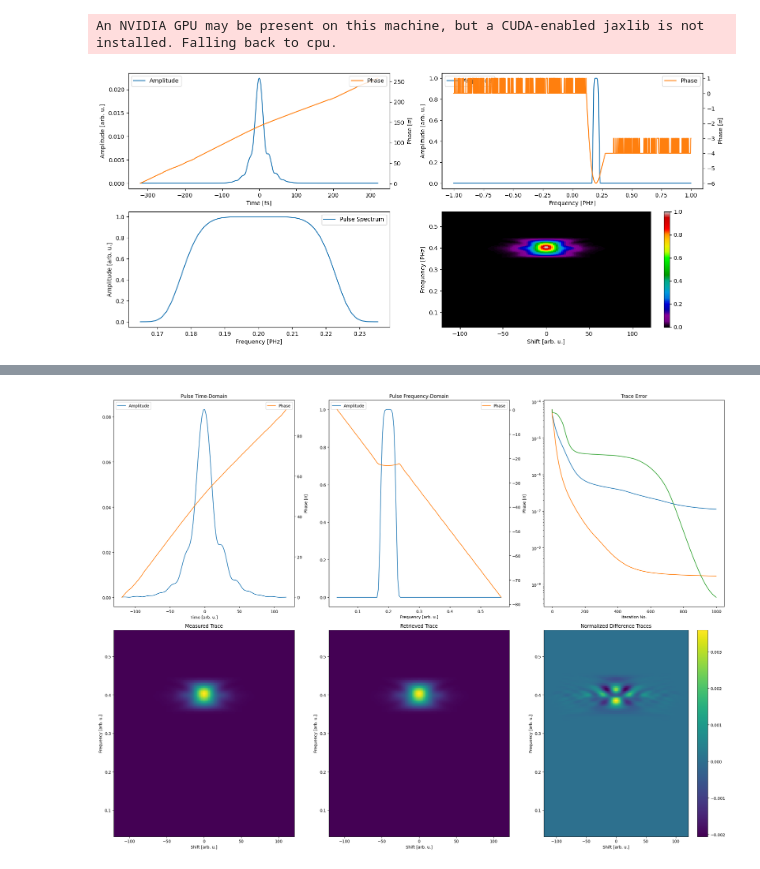
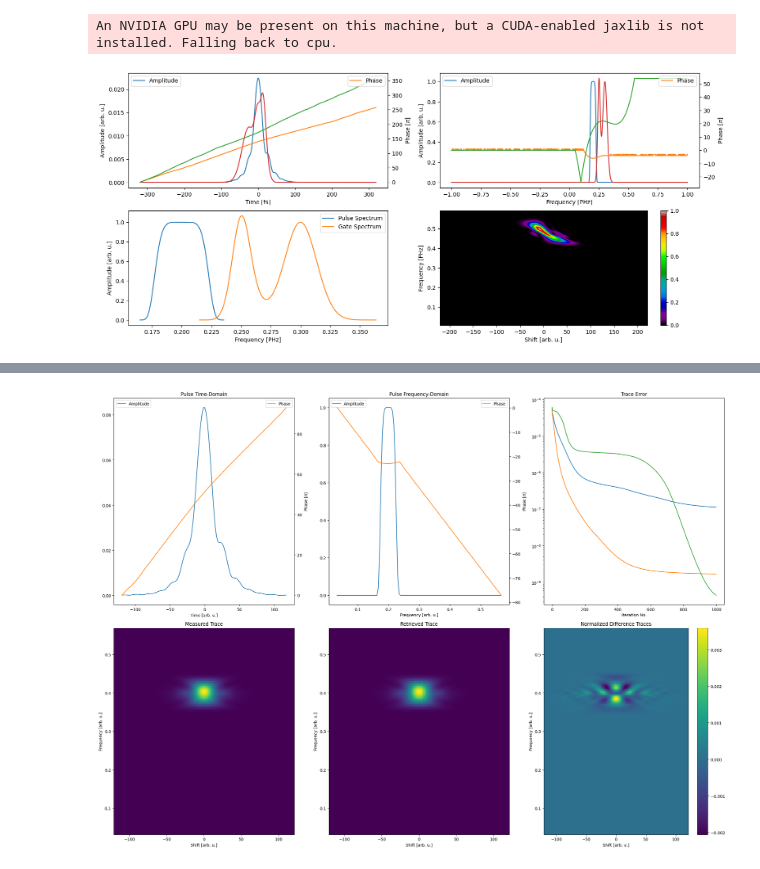
Before and after one commit to matillda123/Pulse-Retrieval-with-JAX, a Jupyter notebook: _usage_example.ipynb, the cells around one changed output, grey strips where cells are left out. Cells and saved outputs as stored; diff of their text form; code cells hidden in the pictures.

```diff
--- a/_usage_example.ipynb
+++ b/_usage_example.ipynb
@@ -1,28 +1,28 @@
 # %%
 from pulsedjax.simulate_trace import MakeTrace
 from pulsedjax.simulate_trace import GaussianAmplitude, PolynomialPhase
 import jax.numpy as jnp
 import matplotlib.pyplot as plt
 import refractiveindex
 
 amp0 = GaussianAmplitude((1,0), (0.2,0.35), (0.05,0.025), (3,1))
 phase0 = PolynomialPhase(None, (0,0,50,-50))
 
 amp1 = GaussianAmplitude((1,1), (0.25,0.3), (0.025,0.045), (1,1))
 phase1 = PolynomialPhase(None, (0,0,-50,50))
 
 
 mp = MakeTrace(N=128*10, f_max=1)
 time, frequency, pulse_t, pulse_f = mp.generate_pulse((amp0,phase0))
 
-#_, frequency_gate, _, pulse_f_gate = mp.generate_pulse((amp0,phase0))
+_, frequency_gate, _, pulse_f_gate = mp.generate_pulse((amp1,phase1))
 
 
-delay = jnp.linspace(-120,120,128)
+delay = jnp.linspace(-220,220,128*2)
 delay, frequency_trace, trace, spectra = mp.generate_frog(time, frequency, pulse_t, pulse_f, "shg", delay, real_fields=False,
-                                                          cross_correlation=False,
-                                                          #gate=(frequency_gate, pulse_f_gate),
-                                                          N=128, frequency_range=(0.1,0.5), interpolate_fft_conform=True)
+                                                          cross_correlation=True,
+                                                          gate=(frequency_gate, pulse_f_gate),
+                                                          N=128*2, frequency_range=(0.1,0.5), interpolate_fft_conform=True)
 # %% [output]
 An NVIDIA GPU may be present on this machine, but a CUDA-enabled jaxlib is not installed. Falling back to cpu.
-[figure, old version]
+[figure, new version]
```
Also changed, not shown: parts of 1 cell of this notebook, 9 other files.
